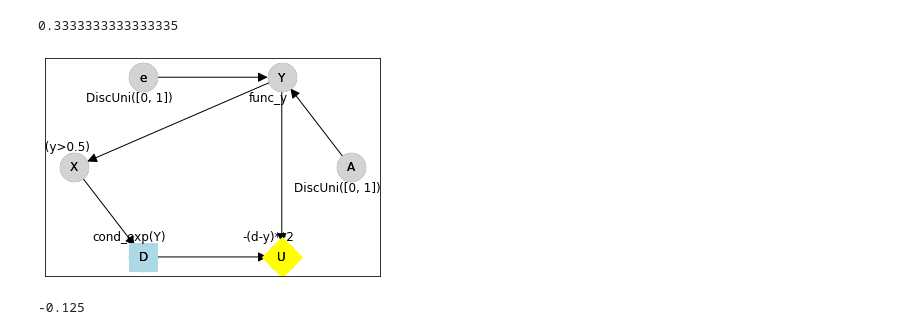
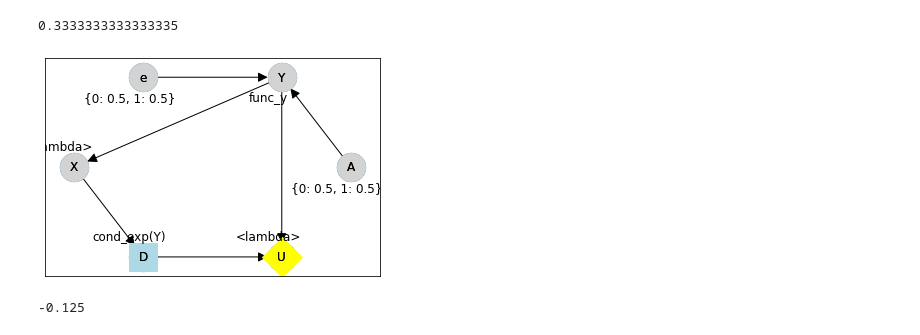
Before and after one commit to causalincentives/pycid, a Jupyter notebook: notebooks/fairness.ipynb, the cells around one changed output. Saved outputs shown, nothing was run; the diff lists cells and outputs as text; code cells hidden in the pictures.

```diff
--- a/notebooks/fairness.ipynb
+++ b/notebooks/fairness.ipynb
@@ -75,38 +82,40 @@ pycid.introduced_total_effect(cid, 'A', 'D', 'Y', 0, 1)
 # %%
 cid = pycid.CID([
     ('A', 'Y'),  # defining the graph's nodes and edges
     ('e', 'Y'),
     ('Y', 'X'),
     ('X', 'D'),
     ('D', 'U'),
     ('Y', 'U')],
     decisions=['D'],
     utilities=['U'])
 
 def func_y(a, e):
     if a==0 and e==0:
         return 0
     elif a==0 and e==1:
         return 0.75
     elif a==1 and e==0:
         return 0
     else:
         return 1
 
-cpd_e = pycid.UniformRandomCPD('e', [0, 1])
-cpd_A = pycid.UniformRandomCPD('A', [0, 1])
-cpd_Y = pycid.FunctionCPD('Y', func_y)
-cpd_X = pycid.FunctionCPD('X', lambda y: int(y>0.5))
-cpd_D = pycid.DecisionDomain('D', [0, 1])
 
-cpd_U = pycid.FunctionCPD('U', lambda d, y: -(d-y)**2)
+cid.add_cpds(
+        e=discrete_uniform([0, 1]),
+        A=discrete_uniform([0, 1]),
+        D=[0, 1],
+        Y=func_y,
+        X=lambda y: int(y>0.5),
+        U=lambda d, y: -(d-y)**2
+    )
 
-cid.add_cpds(cpd_A, cpd_D, cpd_e, cpd_X, cpd_Y, cpd_U)
+
 cid.impute_conditional_expectation_decision('D', 'Y')
 
 cid.draw()
 # %% [output]
-[figure, old version]
+[figure, new version]
 # %%
 pycid.introduced_total_effect(cid, 'A', 'D', 'Y', 0, 1)
 # %% [output]
```
Also changed, not shown: parts of 2 cells of this notebook, 4 other files.
